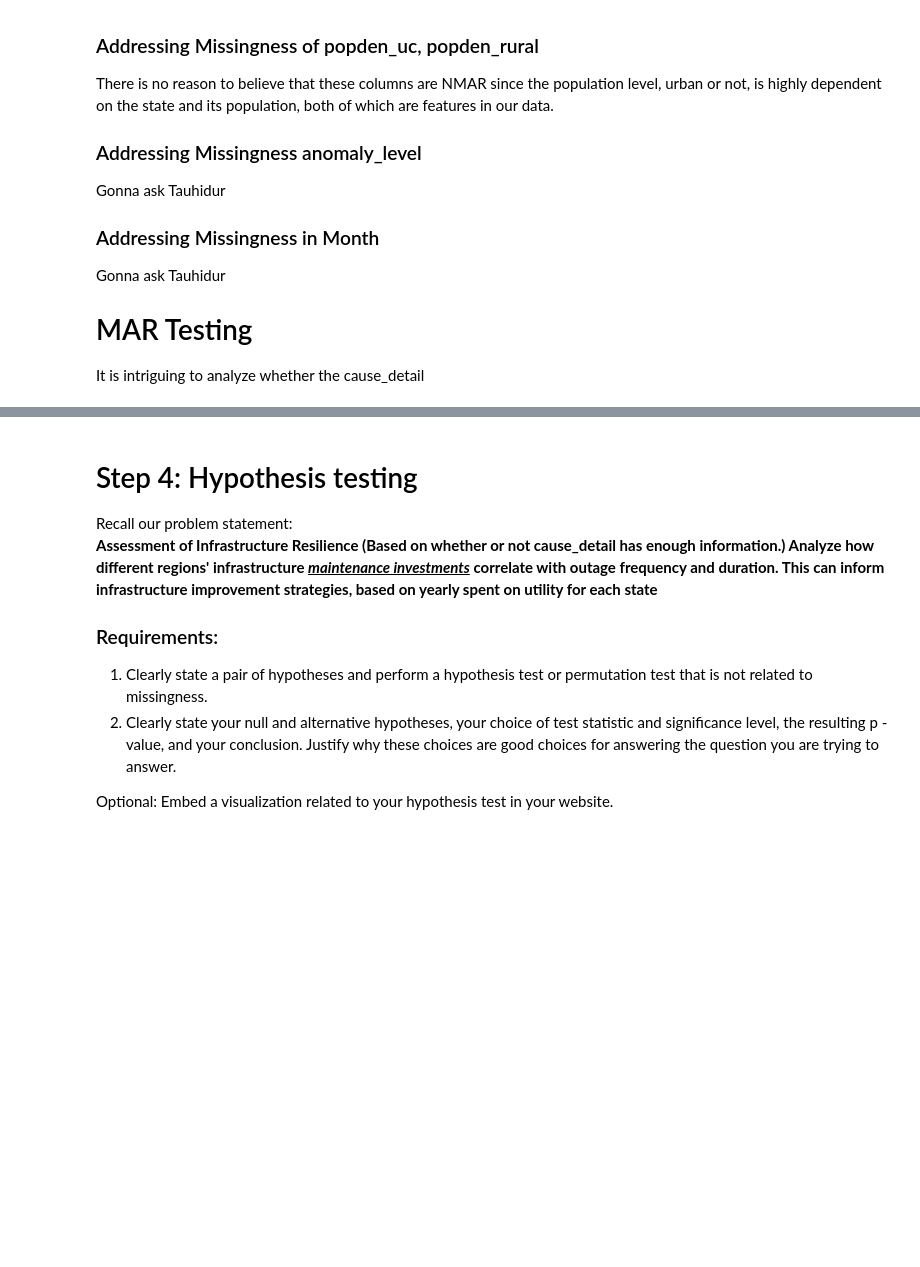
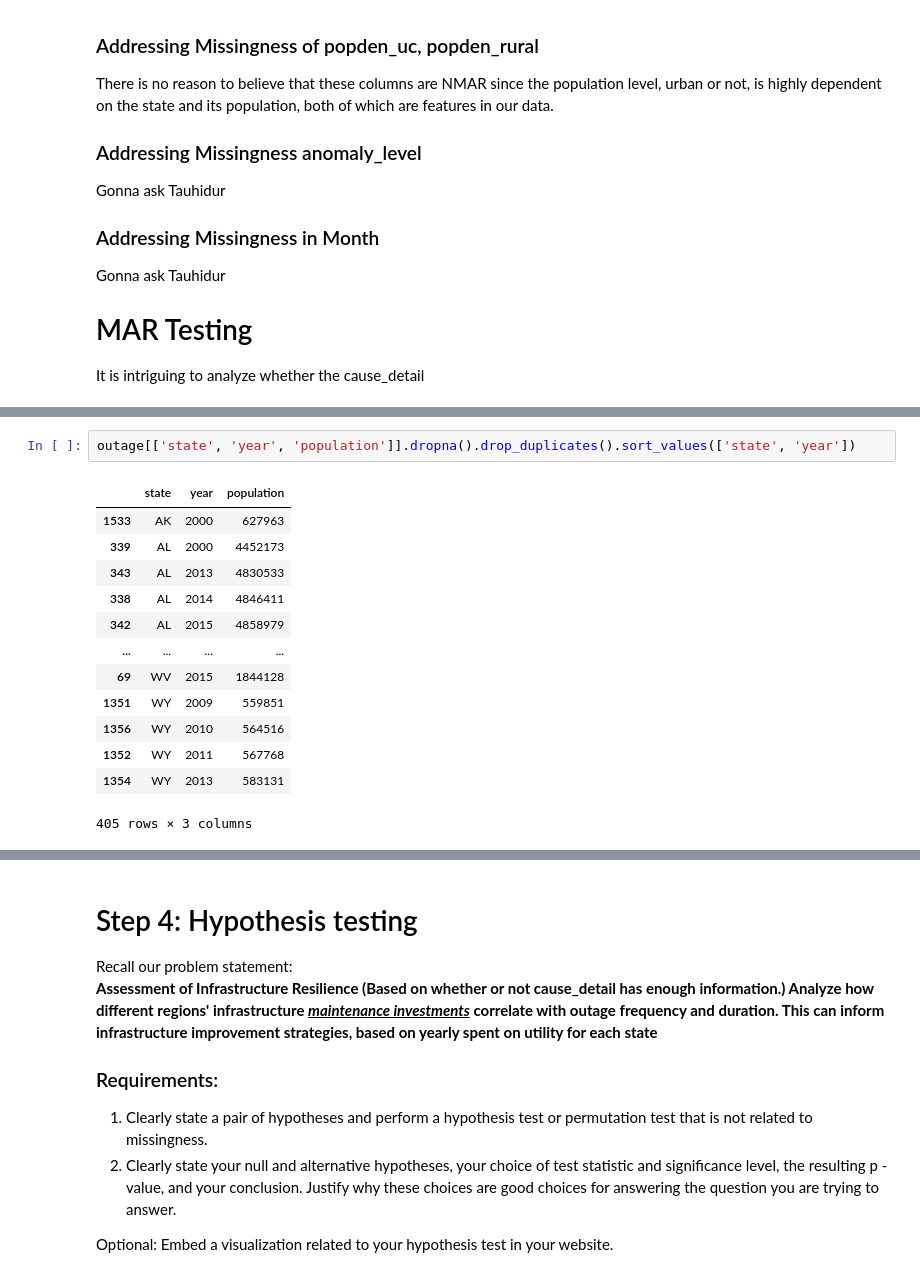
Before and after one commit to rcwoshimao/infrastructure-resilience-analysis, a Jupyter notebook: notebooks/step_1_to_4_cleaned.ipynb, the cells around one changed output, grey strips where cells are left out. Drawn from its saved outputs; the diff is of its cells as text; blank space fills up the shorter version.

```diff
--- a/notebooks/step_1_to_4_cleaned.ipynb
+++ b/notebooks/step_1_to_4_cleaned.ipynb
@@ -662,0 +671,16 @@ It is intriguing to analyze whether the cause_detail
+# %%
+outage[['state', 'year', 'population']].dropna().drop_duplicates().sort_values(['state', 'year'])
+# %% [output]
+|  | state | year | population |
+| 1533 | AK | 2000 | 627963 |
+| 339 | AL | 2000 | 4452173 |
+| 343 | AL | 2013 | 4830533 |
+| 338 | AL | 2014 | 4846411 |
+| 342 | AL | 2015 | 4858979 |
+| ... | ... | ... | ... |
+| 69 | WV | 2015 | 1844128 |
+| 1351 | WY | 2009 | 559851 |
+| 1356 | WY | 2010 | 564516 |
+| 1352 | WY | 2011 | 567768 |
+| 1354 | WY | 2013 | 583131 |
+405 rows × 3 columns
```
Also changed, not shown: parts of 36 cells of this notebook, 9 other files.
